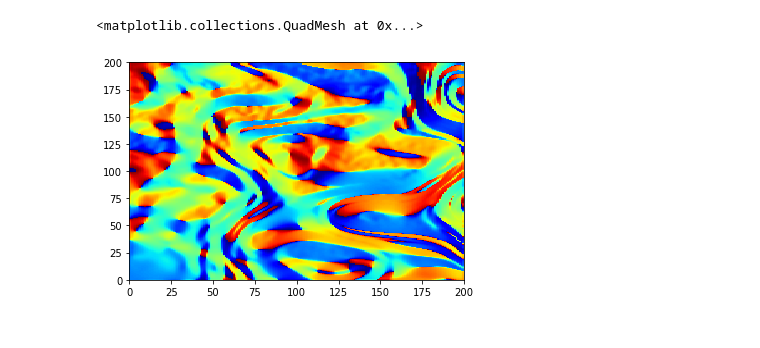
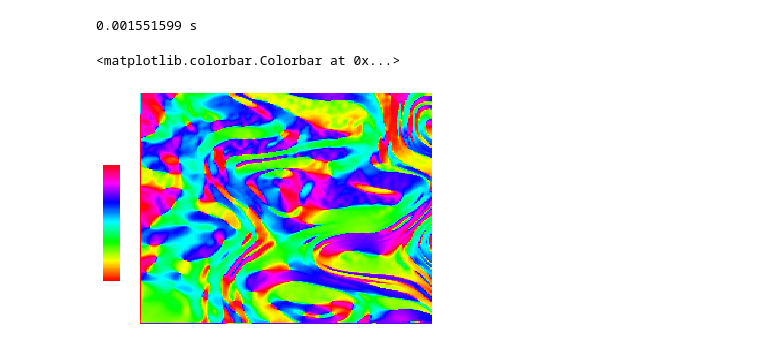
Before and after one commit to kjinks/JinksTerrain, a Jupyter notebook: JinksTerrain_01.ipynb, the cells around one changed output. Saved outputs shown, nothing was run; the diff lists cells and outputs as text; code cells hidden in the pictures.

```diff
--- a/JinksTerrain_01.ipynb
+++ b/JinksTerrain_01.ipynb
@@ -250,7 +297,22 @@ terrain.displayHeight()
 # %%
+t1 = time.clock_gettime_ns(time.CLOCK_REALTIME)
+
 angleOfSlopeMap = terrain.calcAngleOfSlope()
+
+t2 = time.clock_gettime_ns(time.CLOCK_REALTIME)
+
+print(str((t2 - t1) / 1000000000.0) + " s")
+# %% [output]
+0.001551599 s
 # %%
-plt.pcolormesh(angleOfSlopeMap, cmap='jet')
+plt.subplot()
+plt.axis('off')
+plt.pcolormesh(angleOfSlopeMap, cmap='hsv')
+
+plt.subplots_adjust(bottom=0.1, right=0.8, top=0.9)
+cax = plt.axes((0.04, 0.25, 0.04, 0.4))
+plt.axis('off')
+plt.colorbar(cax=cax)
 # %% [output]
-<matplotlib.collections.QuadMesh at 0x...>
+<matplotlib.colorbar.Colorbar at 0x...>
-[figure, old version]
+[figure, new version]
```
Also changed, not shown: parts of 9 cells of this notebook, 1 other file.
